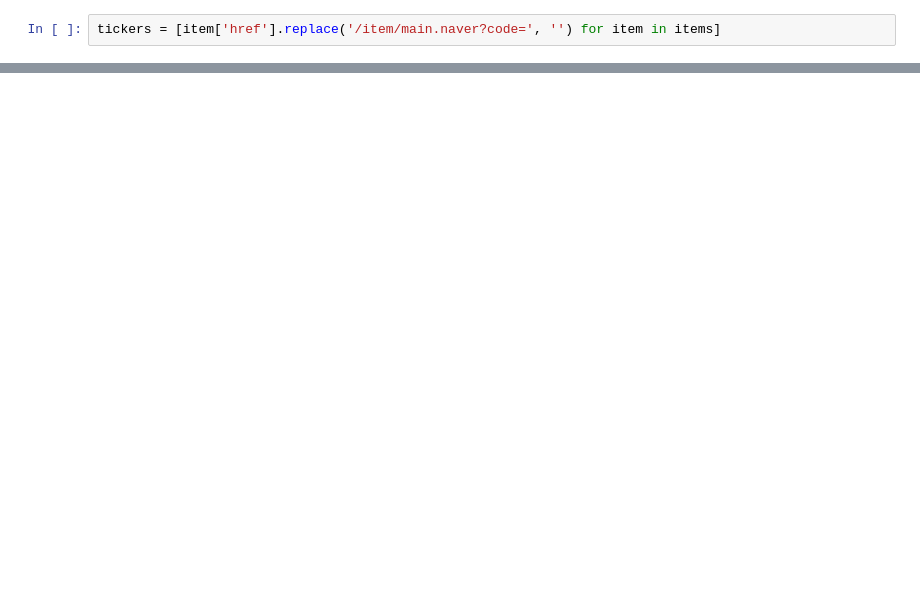
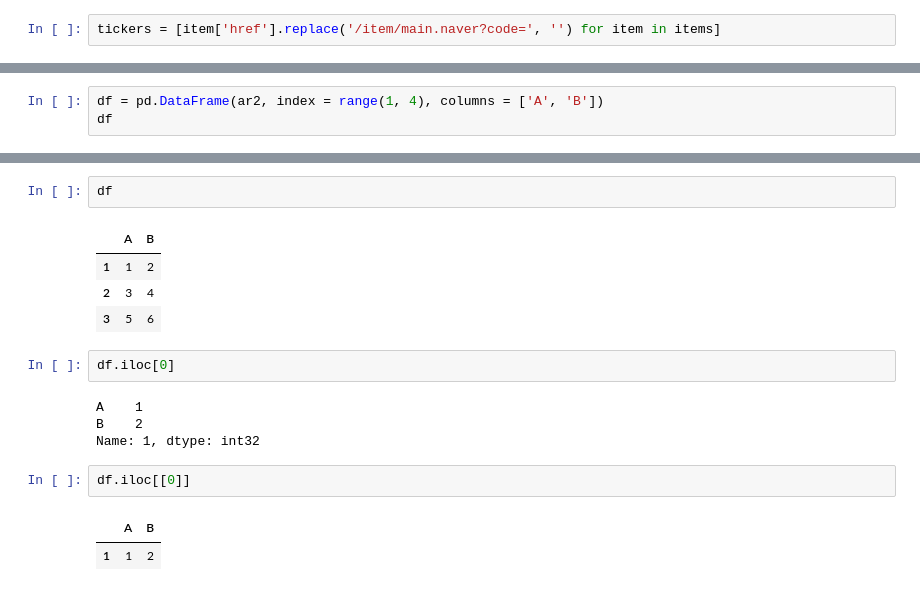
Before and after one commit to HyunsooKim92/NH, a Jupyter notebook: live/Day 2.ipynb, the cells around one changed output, grey strips where cells are left out. Saved outputs shown, nothing was run; the diff lists cells and outputs as text; blank space fills up the shorter version.

```diff
--- a/live/Day 2.ipynb
+++ b/live/Day 2.ipynb
@@ -344,0 +856,3 @@ for ticker in tickers:
+# %%
+df = pd.DataFrame(ar2, index = range(1, 4), columns = ['A', 'B'])
+df
@@ -344,0 +900,18 @@ for ticker in tickers:
+# %%
+df
+# %% [output]
+|  | A | B |
+| 1 | 1 | 2 |
+| 2 | 3 | 4 |
+| 3 | 5 | 6 |
+# %%
+df.iloc[0]
+# %% [output]
+A    1
+B    2
+Name: 1, dtype: int32
+# %%
+df.iloc[[0]]
+# %% [output]
+|  | A | B |
+| 1 | 1 | 2 |
```
Also changed, not shown: parts of 171 cells of this notebook.
